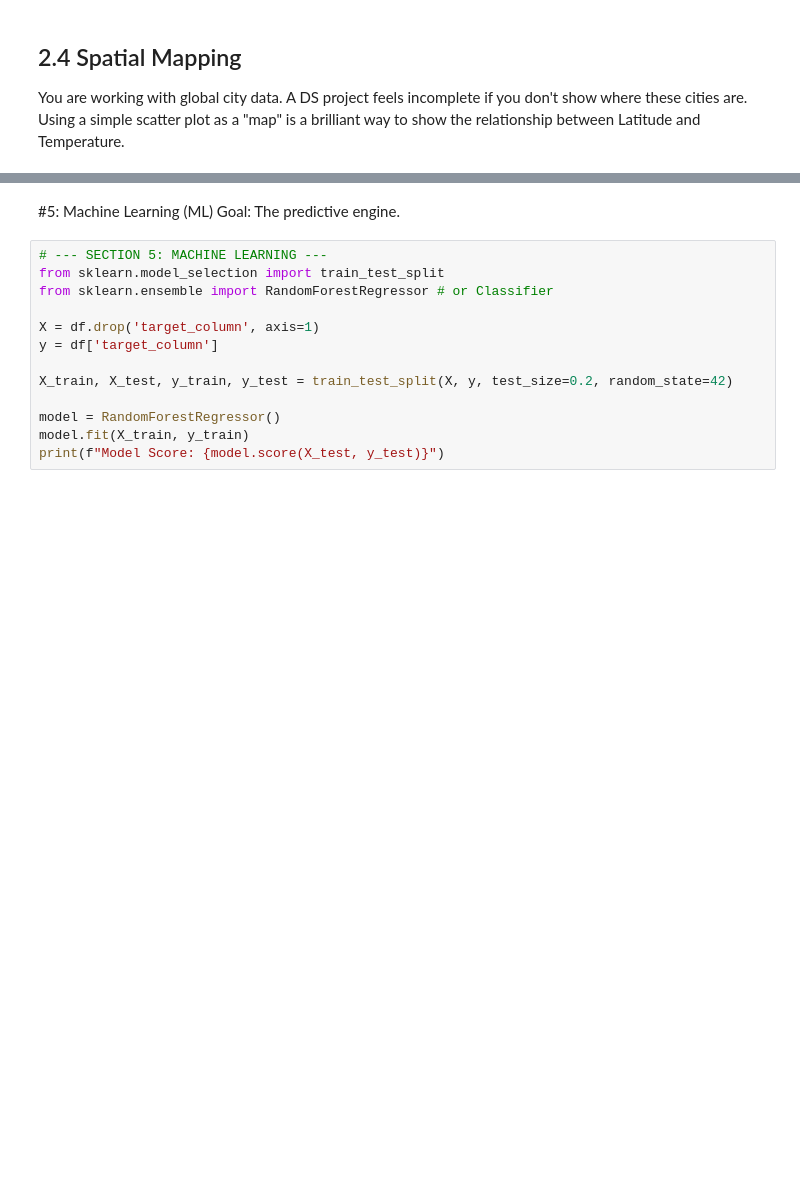
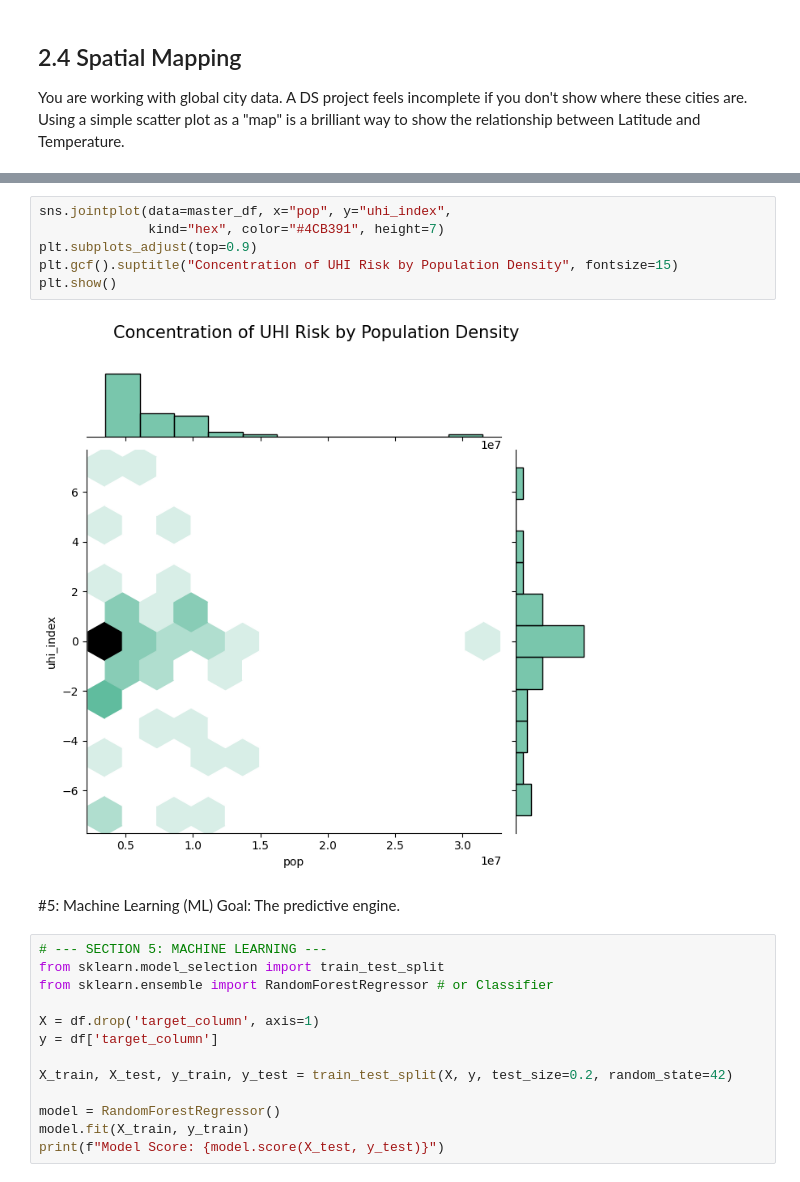
Before and after one commit to LiamDuero03/DS-Society-Project, a Jupyter notebook: Full-Project.ipynb, the cells around one changed output, grey strips where cells are left out. Drawn from its saved outputs; the diff is of its cells as text; blank space fills up the shorter version.

```diff
--- a/Full-Project.ipynb
+++ b/Full-Project.ipynb
@@ -407,3 +525,11 @@ fig.show()
+# %%
+sns.jointplot(data=master_df, x="pop", y="uhi_index",
+              kind="hex", color="#4CB391", height=7)
+plt.subplots_adjust(top=0.9)
+plt.gcf().suptitle("Concentration of UHI Risk by Population Density", fontsize=15)
+plt.show()
+# %% [output]
+[figure, added]
 # %% [markdown]
 #5: Machine Learning (ML)
 Goal: The predictive engine.
```
Also changed, not shown: parts of 23 cells of this notebook.
